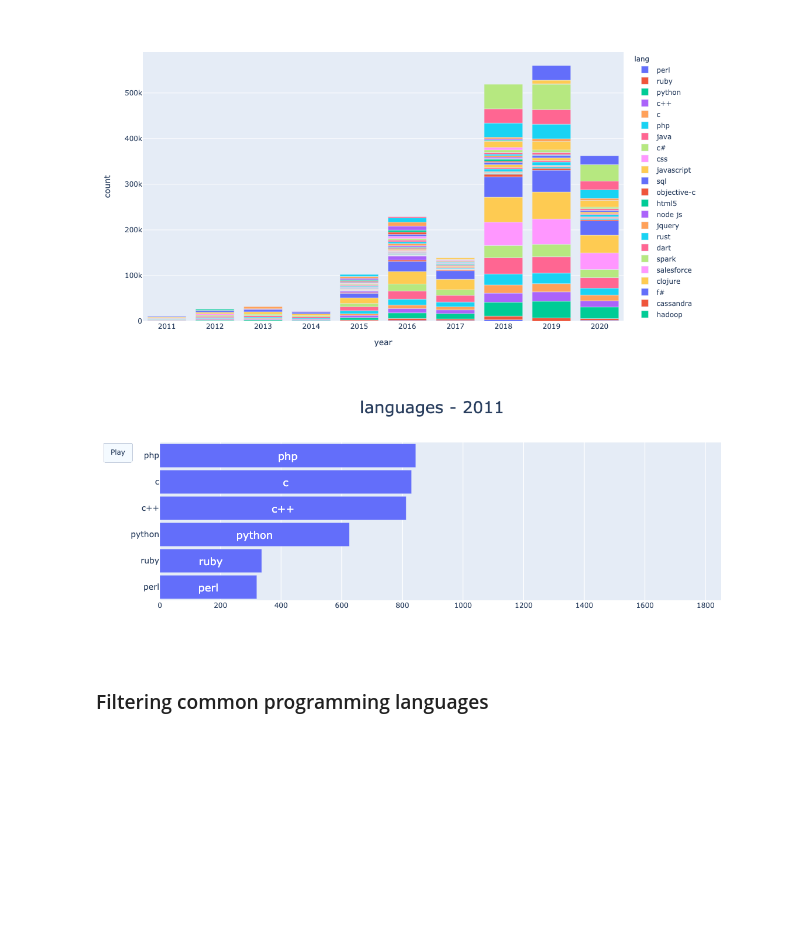
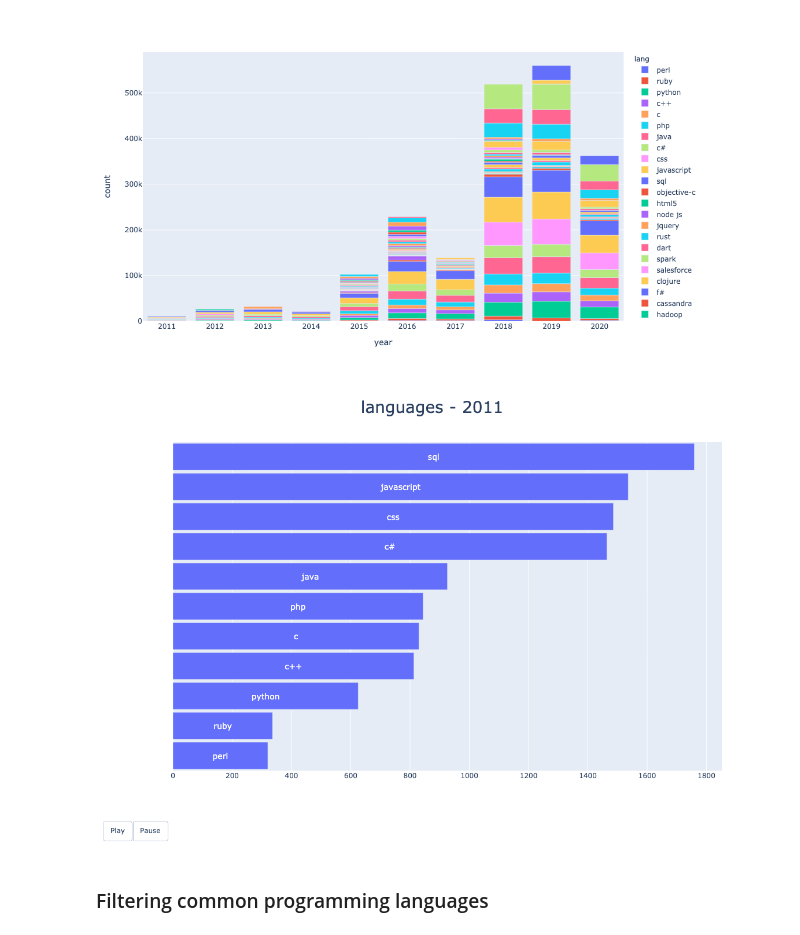
Before and after one commit to IsmaelMasharo/stack-overflow-survey-analysis, a Jupyter notebook: survey_etl.ipynb, the cells around one changed output. Cells and saved outputs as stored; diff of their text form; code cells hidden in the pictures; blank space fills up the shorter version.

```diff
--- a/survey_etl.ipynb
+++ b/survey_etl.ipynb
@@ -169,12 +169,29 @@ fig.show()
 # %% [output]
 [figure]
 # %%
-#-------------------------------------------
 dataset_years = list(range(2011,2021))
 
 dfs = {}
 for year in dataset_years:
     dfs[year] = langs_year[langs_year['year'].dt.year==year]
+
+sliders_dict = {
+    "active": 0,
+    "yanchor": "top",
+    "xanchor": "left",
+    "currentvalue": {
+        "font": {"size": 20},
+        "prefix": "Year:",
+        "visible": True,
+        "xanchor": "right"
+    },
+    "transition": {"duration": 300, "easing": "cubic-in-out"},
+    "pad": {"b": 10, "t": 50},
+    "len": 0.9,
+    "x": 0.1,
+    "y": 0,
+    "steps": []
+}
 
 fig = go.Figure(
     data=[
@@ -183,7 +200,7 @@ fig = go.Figure(
             y=dfs[2011]['lang'],
             orientation='h',
             text=dfs[2011]['lang'],
-            textfont={'size':18},
+            textfont={'size':14},
             textposition='inside',
             insidetextanchor='middle',
             width=0.9
@@ -191,53 +208,76 @@ fig = go.Figure(
     ],
     layout=go.Layout(
         #xaxis=dict(range=[0, 60], autorange=False, title=dict(text='suicide rate (deaths per 100,000)',font=dict(size=18))),
-        yaxis=dict(
-            range=[-0.5, 5.5],
-            autorange=False,
-            tickfont=dict(size=14)
-        ),
+        #yaxis=dict(range=[-0.5, 5.5],autorange=False,tickfont=dict(size=14)),
+        yaxis={'visible': False},
+        height=800,
         title=dict(
             text='languages - 2011',
             font=dict(size=28),
             x=0.5,
             xanchor='center'
         ),
         # Add button
-        updatemenus=[dict(
-            type="buttons",
-            buttons=[dict(label="Play",
-                          method="animate",
-                          # https://github.com/plotly/plotly.js/blob/master/src/plots/animation_attributes.js
-                          args=[None,
-                          {"frame": {"duration": 1000, "redraw": True},
-                          "transition": {"duration":250,
-                          "easing": "linear"}}]
-            )]
-        )]
+        updatemenus=[{
+            "type":"buttons",
+            "buttons":[
+                dict(
+                    label="Play",
+                    method="animate",
+                    # https://github.com/plotly/plotly.js/blob/master/src/plots/animation_attributes.js
+                    args=[
+                        None,
+                        {
+                            "frame": {"duration": 1000, "redraw": True},
+                            "transition": {"duration":250,"easing": "linear"}
+                        }
+                    ]
+                ),
+                {
+                    "label": "Pause",
+                    "method": "animate",
+                    "args": [
+                        [None],
+                        {
+                            "frame": {"duration": 0, "redraw": False},
+                            "mode": "immediate",
+                            "transition": {"duration": 0}
+                        }
+                    ],
+                }
+            ],
+            "direction": "left",
+            "pad": {"r": 10, "t": 87},
+            "showactive": False,
+            "type": "buttons",
+            "x": 0,
+            "xanchor": "right",
+            "y": 0,
+            "yanchor": "top"
+        }]
     ),
     frames=[
             go.Frame(
                 data=[
                         go.Bar(
                             x=value['count'], y=value['lang'],
                             orientation='h',text=value['lang'],
                             #marker={'color':value['color_code']}
                         )
                     ],
                 layout=go.Layout(
-                        xaxis=dict(range=[0, 5000], autorange=False),
-                        #yaxis=dict(range=[-0.5, 5.5], autorange=False,tickfont=dict(size=14)),
+                        xaxis=dict(range=[value['count'].min(), value['count'].max()+500], autorange=False),
+                        #yaxis=dict(range=[-0.5, 5.5], autorange=False,tickfont=dict(size=14), visible=False),
                         title=dict(text=f'languages - {key}'),
                 )
             )
         for key, value in dfs.items()
     ]
 )
 
-#-------------------------------------------
 pio.show(fig)
 # %% [output]
-[figure, old version]
+[figure, new version]
 # %% [markdown]
 ### Filtering common programming languages
 # %%
```
Also changed, not shown: 1 other file.
